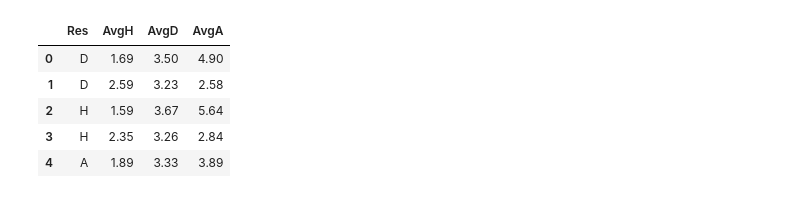
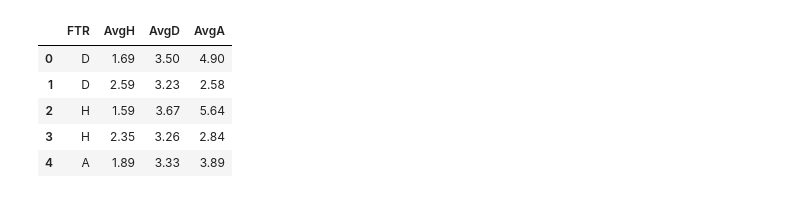
Before and after one commit to rrvsrafael/SportsBettingDataAnalysis, a Jupyter notebook: src/initial.ipynb, the cells around one changed output. Drawn from its saved outputs; the diff is of its cells as text; code cells hidden in the pictures.

```diff
--- a/src/initial.ipynb
+++ b/src/initial.ipynb
@@ -3,25 +3,25 @@ import os
 import pandas as pd
 import numpy as np
 # %%
-# Ler arquivos do diretorio de dados historicos
-dir = '../data/brazil/'
+# Ler arquivos csv do diretorio de dados
+dir = '../data/Brasileirao'
 ext = '.csv'
 
 history = pd.DataFrame()
-columns = ['Res', 'AvgH', 'AvgD', 'AvgA']
+columns = ['FTR', 'AvgH', 'AvgD', 'AvgA']
 
 # Iterar por todos os arquivos do diretorio
 for dirpath, dirnames, files in os.walk(dir):
     for file in files:
         if file.endswith(ext):
             # Abrir arquivo e adicionar ao DataFrame
             contents = pd.read_csv(os.path.join(dirpath, file))
             history = pd.concat([history, contents[columns]])
 
 # Imprimir 5 primeiras linhas
 history.head()
 # %% [output]
-|  | Res | AvgH | AvgD | AvgA |
+|  | FTR | AvgH | AvgD | AvgA |
 | 0 | D | 1.69 | 3.50 | 4.90 |
 | 1 | D | 2.59 | 3.23 | 2.58 |
 | 2 | H | 1.59 | 3.67 | 5.64 |
```
Also changed, not shown: parts of 5 cells of this notebook, 6 other files.
